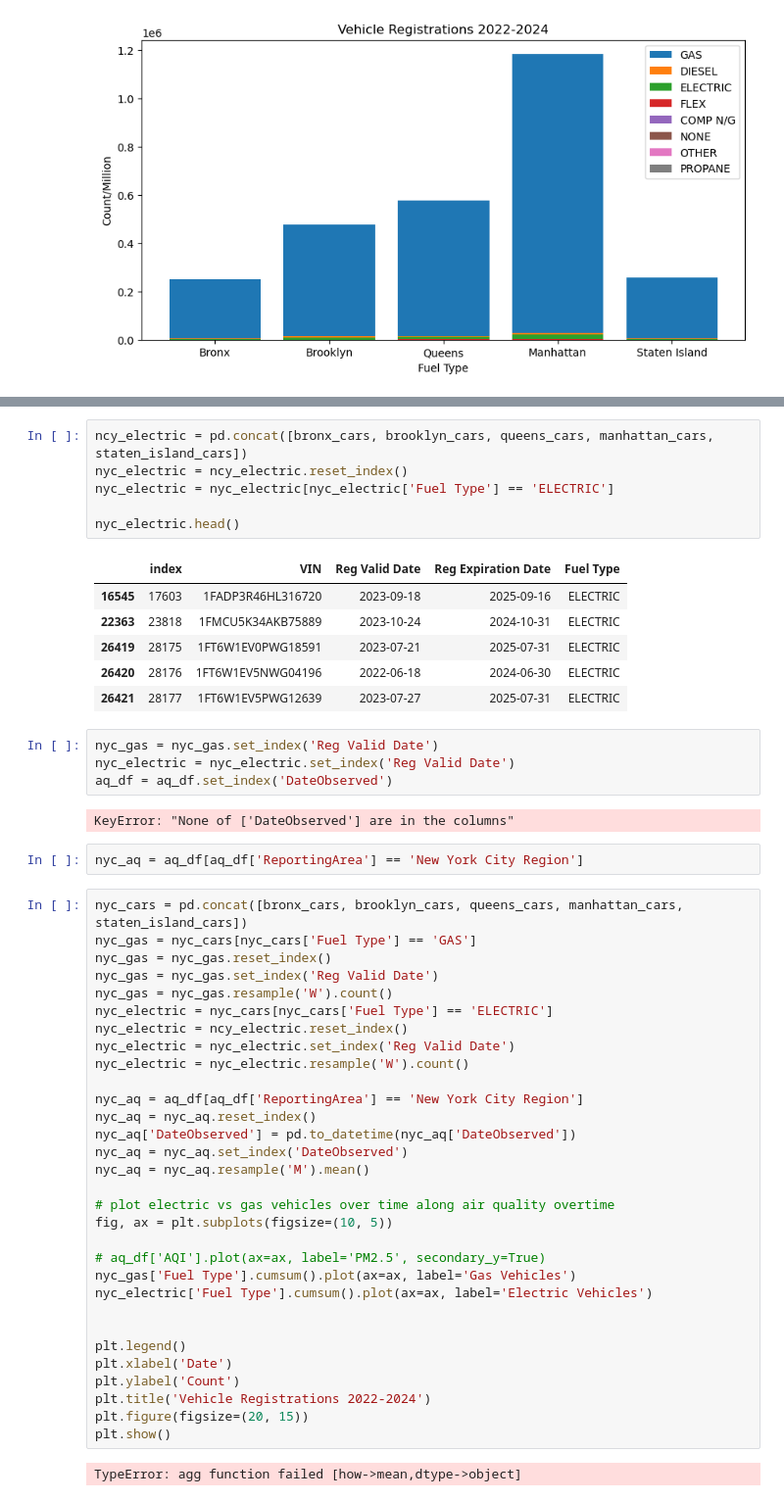
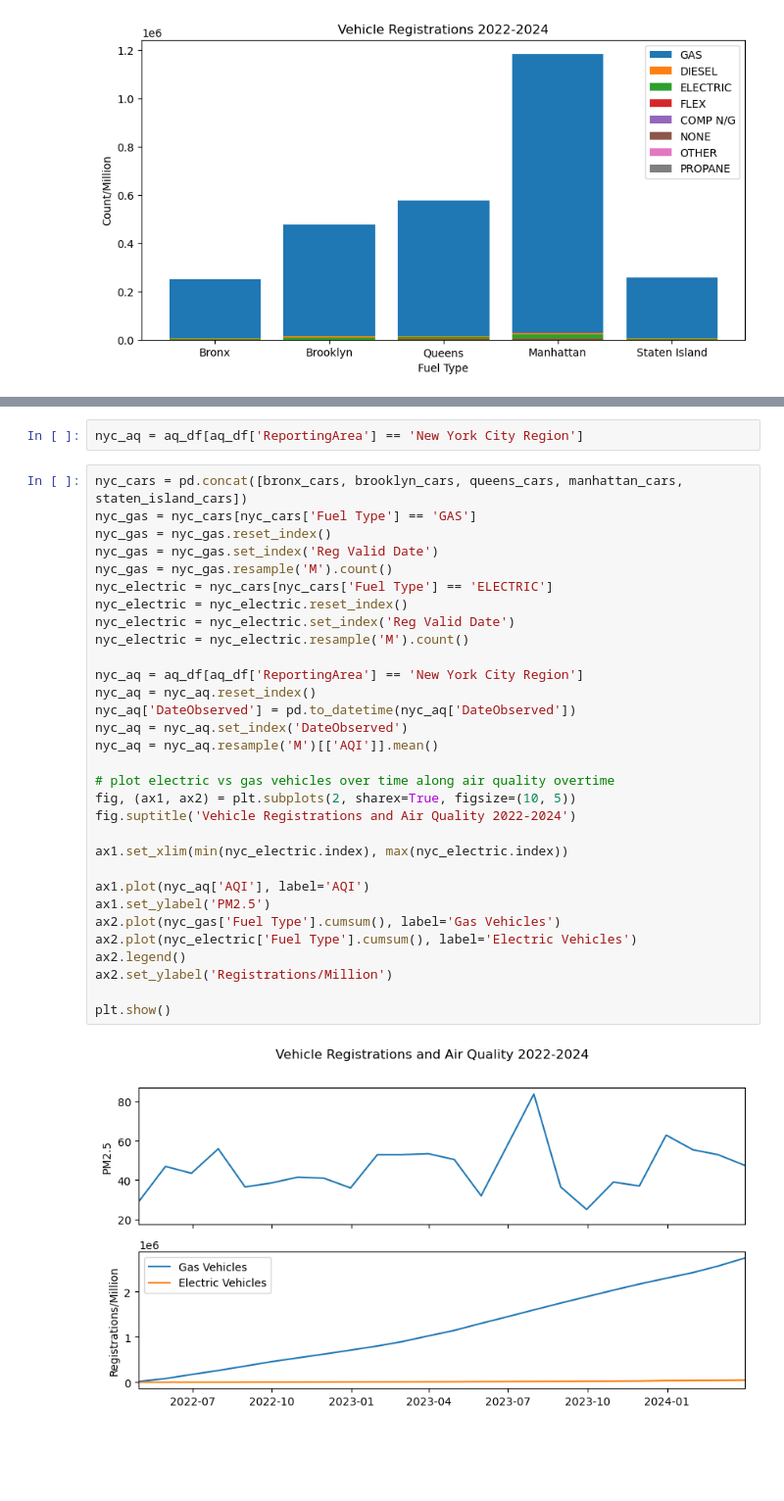
Before and after one commit to heidthecamp/CU-VIRT-AI-PT-03-2024-U-LOLC-PROJECT-1, a Jupyter notebook: displaying_data.ipynb, the cells around one changed output, grey strips where cells are left out. Shown at 98% size. Cells and saved outputs as stored; diff of their text form; blank space fills up the shorter version.

```diff
--- a/displaying_data.ipynb
+++ b/displaying_data.ipynb
@@ -185,54 +172,35 @@ nyc_gas.head()
-# %%
-ncy_electric = pd.concat([bronx_cars, brooklyn_cars, queens_cars, manhattan_cars, staten_island_cars])
-nyc_electric = ncy_electric.reset_index()
-nyc_electric = nyc_electric[nyc_electric['Fuel Type'] == 'ELECTRIC']
-
-nyc_electric.head()
-# %% [output]
-|  | index | VIN | Reg Valid Date | Reg Expiration Date | Fuel Type |
-| 16545 | 17603 | 1FADP3R46HL316720 | 2023-09-18 | 2025-09-16 | ELECTRIC |
-| 22363 | 23818 | 1FMCU5K34AKB75889 | 2023-10-24 | 2024-10-31 | ELECTRIC |
-| 26419 | 28175 | 1FT6W1EV0PWG18591 | 2023-07-21 | 2025-07-31 | ELECTRIC |
-| 26420 | 28176 | 1FT6W1EV5NWG04196 | 2022-06-18 | 2024-06-30 | ELECTRIC |
-| 26421 | 28177 | 1FT6W1EV5PWG12639 | 2023-07-27 | 2025-07-31 | ELECTRIC |
-# %%
-nyc_gas = nyc_gas.set_index('Reg Valid Date')
-nyc_electric = nyc_electric.set_index('Reg Valid Date')
-aq_df = aq_df.set_index('DateObserved')
-# %% [output]
-KeyError: "None of ['DateObserved'] are in the columns"
 # %%
 nyc_aq = aq_df[aq_df['ReportingArea'] == 'New York City Region']
 # %%
 nyc_cars = pd.concat([bronx_cars, brooklyn_cars, queens_cars, manhattan_cars, staten_island_cars])
 nyc_gas = nyc_cars[nyc_cars['Fuel Type'] == 'GAS']
 nyc_gas = nyc_gas.reset_index()
 nyc_gas = nyc_gas.set_index('Reg Valid Date')
-nyc_gas = nyc_gas.resample('W').count()
+nyc_gas = nyc_gas.resample('M').count()
 nyc_electric = nyc_cars[nyc_cars['Fuel Type'] == 'ELECTRIC']
-nyc_electric = ncy_electric.reset_index()
+nyc_electric = nyc_electric.reset_index()
 nyc_electric = nyc_electric.set_index('Reg Valid Date')
-nyc_electric = nyc_electric.resample('W').count()
+nyc_electric = nyc_electric.resample('M').count()
 
 nyc_aq = aq_df[aq_df['ReportingArea'] == 'New York City Region']
 nyc_aq = nyc_aq.reset_index()
 nyc_aq['DateObserved'] = pd.to_datetime(nyc_aq['DateObserved'])
 nyc_aq = nyc_aq.set_index('DateObserved')
-nyc_aq = nyc_aq.resample('M').mean()
+nyc_aq = nyc_aq.resample('M')[['AQI']].mean()
 
 # plot electric vs gas vehicles over time along air quality overtime
-fig, ax = plt.subplots(figsize=(10, 5))
+fig, (ax1, ax2) = plt.subplots(2, sharex=True, figsize=(10, 5))
+fig.suptitle('Vehicle Registrations and Air Quality 2022-2024')
 
-# aq_df['AQI'].plot(ax=ax, label='PM2.5', secondary_y=True)
-nyc_gas['Fuel Type'].cumsum().plot(ax=ax, label='Gas Vehicles')
-nyc_electric['Fuel Type'].cumsum().plot(ax=ax, label='Electric Vehicles')
+ax1.set_xlim(min(nyc_electric.index), max(nyc_electric.index))
 
+ax1.plot(nyc_aq['AQI'], label='AQI')
+ax1.set_ylabel('PM2.5')
+ax2.plot(nyc_gas['Fuel Type'].cumsum(), label='Gas Vehicles')
+ax2.plot(nyc_electric['Fuel Type'].cumsum(), label='Electric Vehicles')
+ax2.legend()
+ax2.set_ylabel('Registrations/Million')
 
-plt.legend()
-plt.xlabel('Date')
-plt.ylabel('Count')
-plt.title('Vehicle Registrations 2022-2024')
-plt.figure(figsize=(20, 15))
 plt.show()
 # %% [output]
-TypeError: agg function failed [how->mean,dtype->object]
+[figure, added]
```
Also changed, not shown: parts of 15 cells of this notebook.
